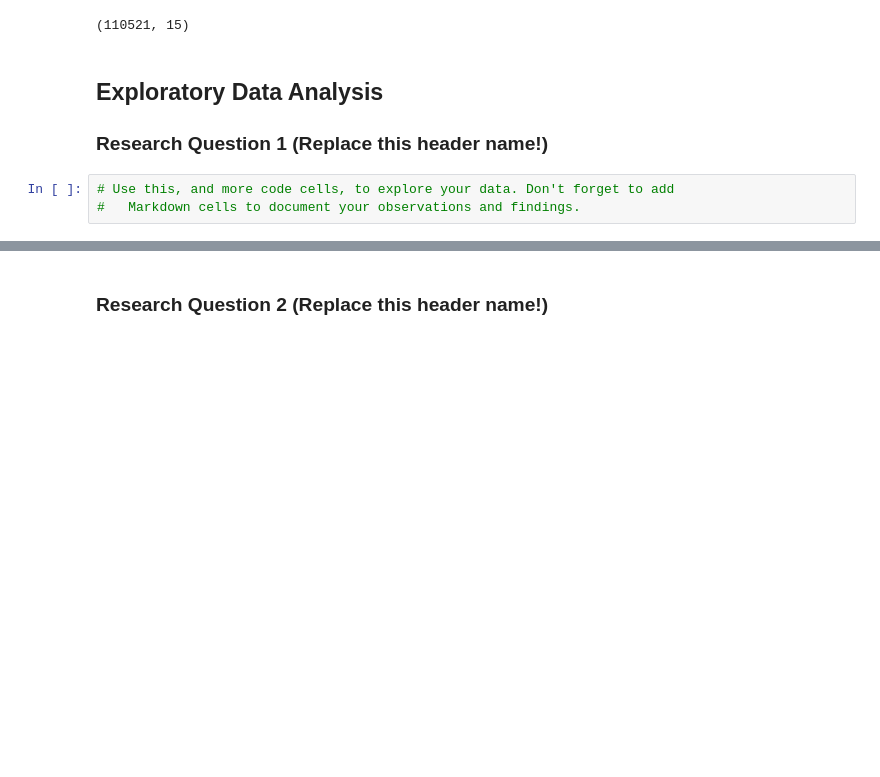
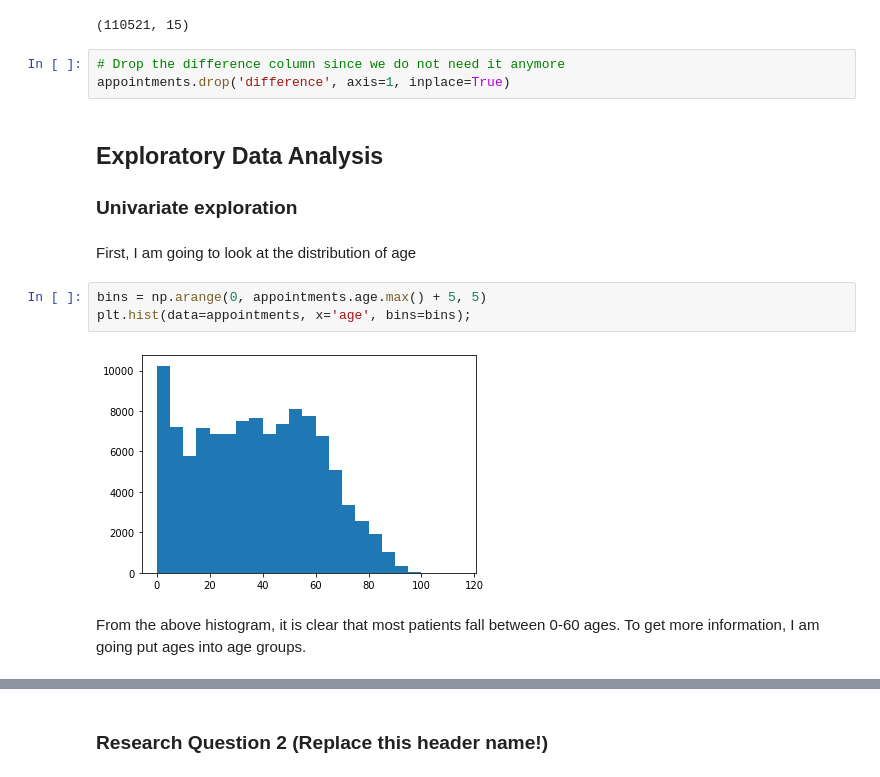
Before and after one commit to BexTuychiev/appointments_show, a Jupyter notebook: investigate-a-dataset-template.ipynb, the cells around one changed output, grey strips where cells are left out. Drawn from its saved outputs; the diff is of its cells as text; blank space fills up the shorter version.

```diff
--- a/investigate-a-dataset-template.ipynb
+++ b/investigate-a-dataset-template.ipynb
@@ -358,11 +358,20 @@ appointments.drop(problematic_appoints.index, inplace=True)
 appointments.shape
 # %% [output]
 (110521, 15)
+# %%
+# Drop the difference column since we do not need it anymore
+appointments.drop('difference', axis=1, inplace=True)
 # %% [markdown]
 <a id='eda'></a>
 ## Exploratory Data Analysis
 
-### Research Question 1 (Replace this header name!)
+### Univariate exploration
-# %%
-# Use this, and more code cells, to explore your data. Don't forget to add
-#   Markdown cells to document your observations and findings.
+# %% [markdown]
+First, I am going to look at the distribution of age
+# %%
+bins = np.arange(0, appointments.age.max() + 5, 5)
+plt.hist(data=appointments, x='age', bins=bins);
+# %% [output]
+[figure, added]
+# %% [markdown]
+From the above histogram, it is clear that most patients fall between 0-60 ages. To get more information, I am going put ages into age groups.
```
Also changed, not shown: parts of 4 cells of this notebook.
